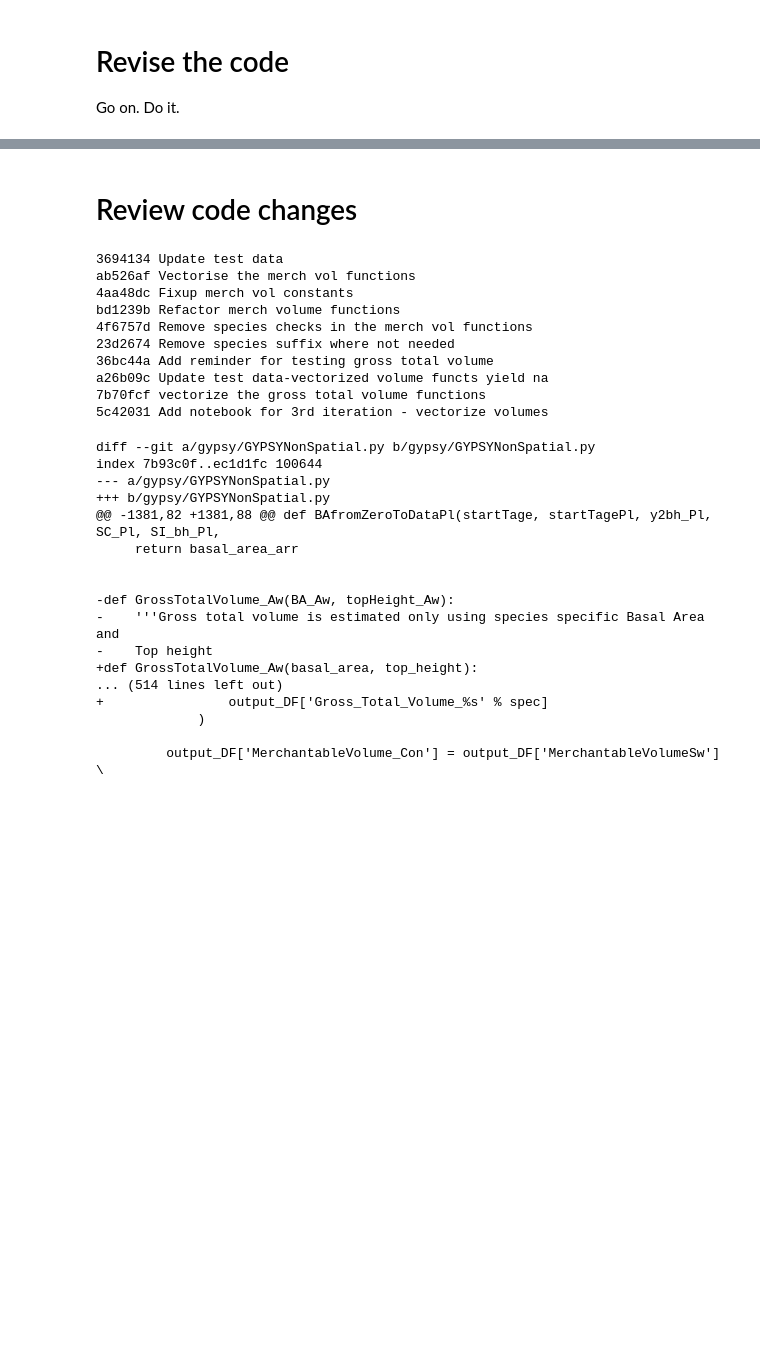
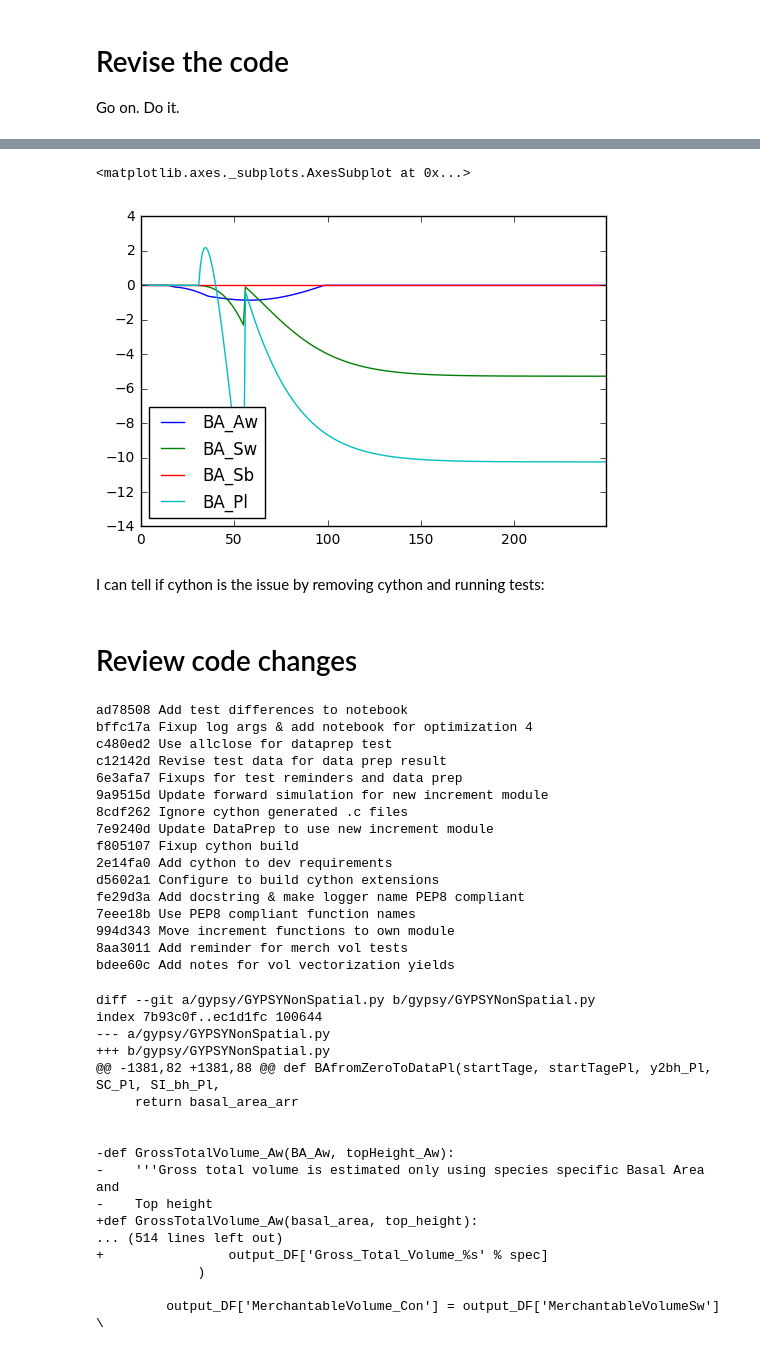
Before and after one commit to tesera/pygypsy, a Jupyter notebook: notebooks/#32-isolated-profiling-4.ipynb, the cells around one changed output, grey strips where cells are left out. Saved outputs shown, nothing was run; the diff lists cells and outputs as text; code cells hidden in the pictures; blank space fills up the shorter version.

Commit message:
Add review of forward sim result differences

```diff
--- a/notebooks/#32-isolated-profiling-4.ipynb
+++ b/notebooks/#32-isolated-profiling-4.ipynb
@@ -132,0 +56,4 @@ MerchantableVolume_Tot           NaN           NaN           NaN
+# %%
+diff = pd.read_csv('../private-data/cython-forward-sim-diff.csv', index_col=0)
+# %%
+sel = [i for i in diff.columns.tolist() if i.startswith('BA_')]
@@ -132,0 +81,7 @@ MerchantableVolume_Tot           NaN           NaN           NaN
+# %%
+diff.loc[:,sel].plot()
+# %% [output]
+<matplotlib.axes._subplots.AxesSubplot at 0x...>
+[figure, added]
+# %% [markdown]
+I can tell if cython is the issue by removing cython and running tests:
@@ -134,18 +93,24 @@ MerchantableVolume_Tot           NaN           NaN           NaN
 # Review code changes
 # %%
 %%bash
-git log --since "2016-11-14 19:30" --oneline # 19:30 GMT/UTC
+git log --since "2016-11-15 16:00" --oneline # 16:00 GMT/UTC
 # %% [output]
-3694134 Update test data
-ab526af Vectorise the merch vol functions
-4aa48dc Fixup merch vol constants
-bd1239b Refactor merch volume functions
-4f6757d Remove species checks in the merch vol functions
-23d2674 Remove species suffix where not needed
-36bc44a Add reminder for testing gross total volume
-a26b09c Update test data-vectorized volume functs yield na
-7b70fcf vectorize the gross total volume functions
-5c42031 Add notebook for 3rd iteration - vectorize volumes
+ad78508 Add test differences to notebook
+bffc17a Fixup log args & add notebook for optimization 4
+c480ed2 Use allclose for dataprep test
+c12142d Revise test data for data prep result
+6e3afa7 Fixups for test reminders and data prep
+9a9515d Update forward simulation for new increment module
+8cdf262 Ignore cython generated .c files
+7e9240d Update DataPrep to use new increment module
+f805107 Fixup cython build
+2e14fa0 Add cython to dev requirements
+d5602a1 Configure to build cython extensions
+fe29d3a Add docstring & make logger name PEP8 compliant
+7eee18b Use PEP8 compliant function names
+994d343 Move increment functions to own module
+8aa3011 Add reminder for merch vol tests
+bdee60c Add notes for vol vectorization yields
 # %%
 ! git diff "HEAD~$(git log --since "2016-11-14 19:30" --oneline | wc -l)" ../gypsy
 # %% [output]
```
Also changed, not shown: parts of 7 cells of this notebook, 1 other file.
